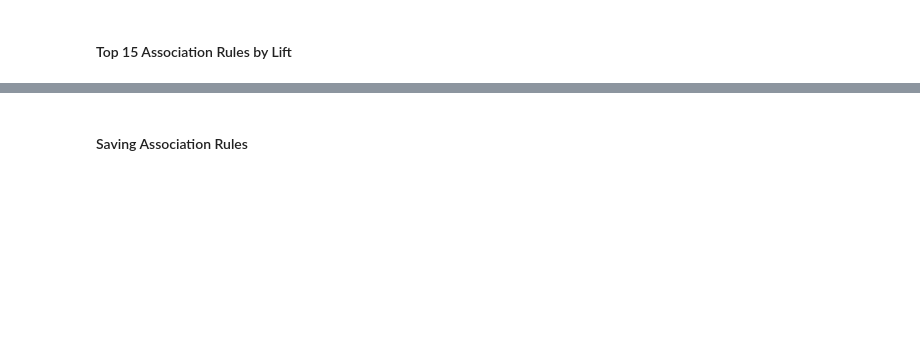
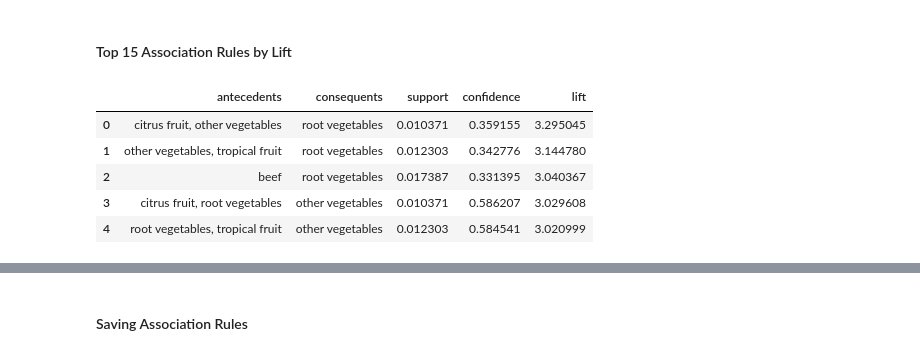
Before and after one commit to jimmy073/dm-associationRule, a Jupyter notebook: groceries_association_rules.ipynb, the cells around one changed output, grey strips where cells are left out. Saved outputs shown, nothing was run; the diff lists cells and outputs as text; code cells hidden in the pictures; blank space fills up the shorter version.

```diff
--- a/groceries_association_rules.ipynb
+++ b/groceries_association_rules.ipynb
@@ -175,7 +218,14 @@ rules_display.head(15)
 # %% [markdown]
 #### Top 15 Association Rules by Lift
 # %%
-rules_display.head(15)
+rules_display.head(5)
+# %% [output]
+|  | antecedents | consequents | support | confidence | lift |
+| 0 | citrus fruit, other vegetables | root vegetables | 0.010371 | 0.359155 | 3.295045 |
+| 1 | other vegetables, tropical fruit | root vegetables | 0.012303 | 0.342776 | 3.144780 |
+| 2 | beef | root vegetables | 0.017387 | 0.331395 | 3.040367 |
+| 3 | citrus fruit, root vegetables | other vegetables | 0.010371 | 0.586207 | 3.029608 |
+| 4 | root vegetables, tropical fruit | other vegetables | 0.012303 | 0.584541 | 3.020999 |
 # %%
 # Highest Confidence Rules
 rules_display.sort_values(
```
Also changed, not shown: parts of 13 cells of this notebook, 1 other file.
